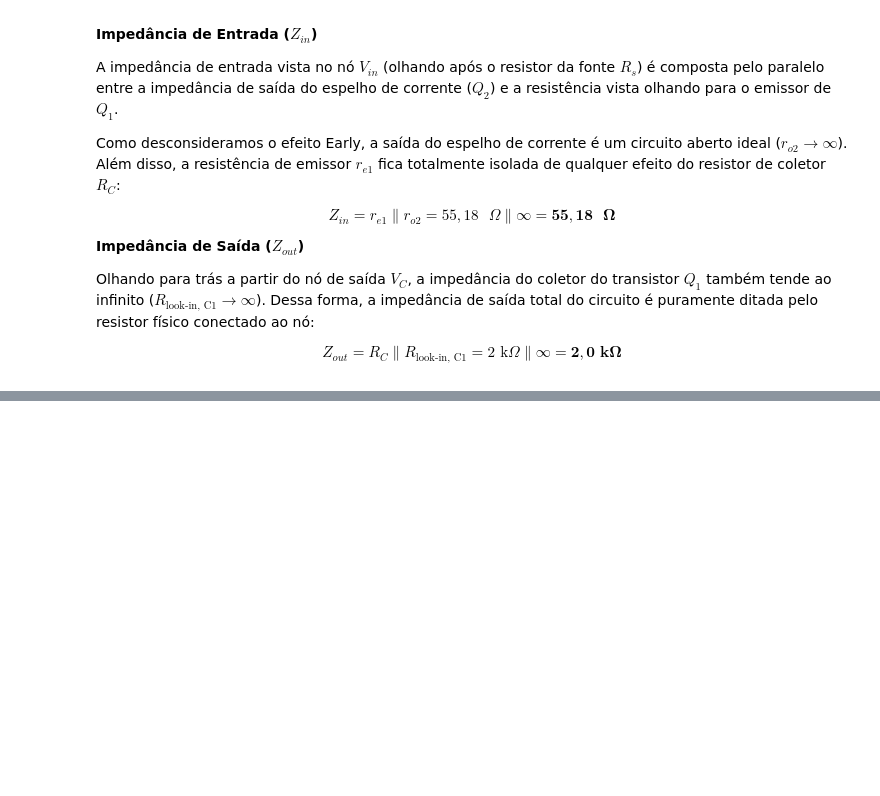
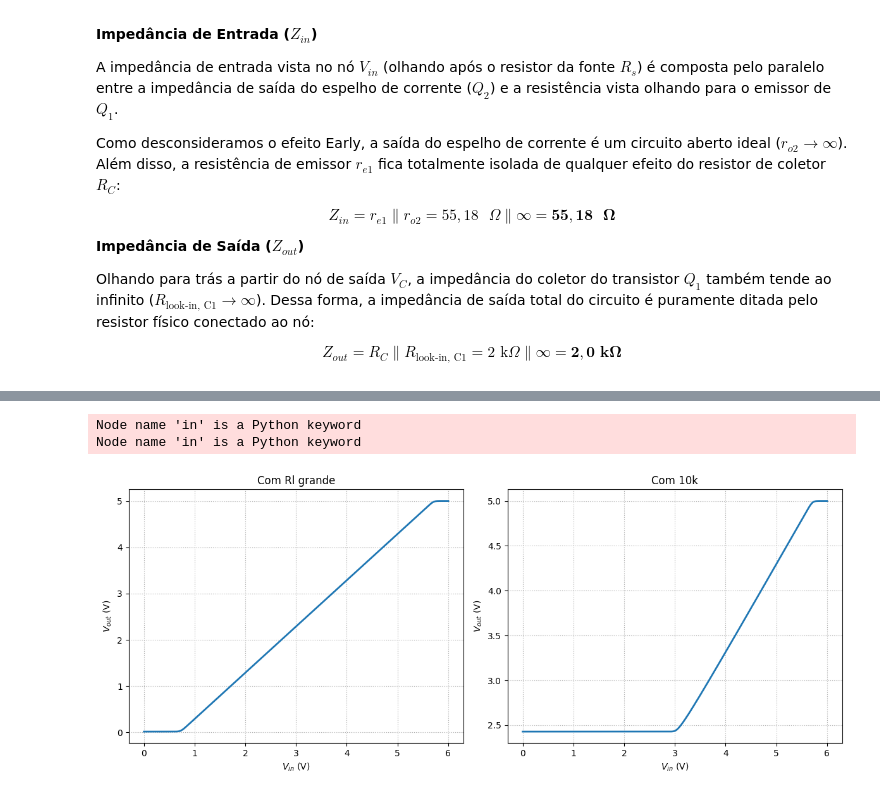
Before and after one commit to joaocolombari/eletronicos_i_prova, a Jupyter notebook: main.ipynb, the cells around one changed output, grey strips where cells are left out. Drawn from its saved outputs; the diff is of its cells as text; code cells hidden in the pictures; blank space fills up the shorter version.

```diff
--- a/main.ipynb
+++ b/main.ipynb
@@ -692,0 +832,28 @@ Esse circuito aqui foi simplificado, então a simulação não deve bater comple
+# %%
+analysis = (SpiceParser(path='netlists/q8/circuit.net').build_circuit().simulator().dc(V1=slice(0, 6, 0.01)))
+analysis_load = (SpiceParser(path='netlists/q8/circuit_load.net').build_circuit().simulator().dc(V1=slice(0, 6, 0.01)))
+
+vin = np.array(analysis.sweep)
+vout = np.array(analysis['out'])
+vout_load = np.array(analysis_load['out'])
+
+fig,axs=plt.subplots(1,2,figsize=(12,5))
+
+axs[0].plot(vin, vout, linewidth=2)
+axs[0].set_title("Com Rl grande")
+axs[0].set_xlabel('$V_{in}$ (V)')
+axs[0].set_ylabel('$V_{out}$ (V)')
+axs[0].grid(True,which='both',linestyle=':')
+
+axs[1].plot(vin, vout_load, linewidth=2)
+axs[1].set_title("Com 10k")
+axs[1].set_xlabel('$V_{in}$ (V)')
+axs[1].set_ylabel('$V_{out}$ (V)')
+axs[1].grid(True,which='both',linestyle=':')
+
+plt.tight_layout()
+plt.show()
+# %% [output]
+Node name 'in' is a Python keyword
+Node name 'in' is a Python keyword
+[figure, added]
```
Also changed, not shown: parts of 6 cells of this notebook.
